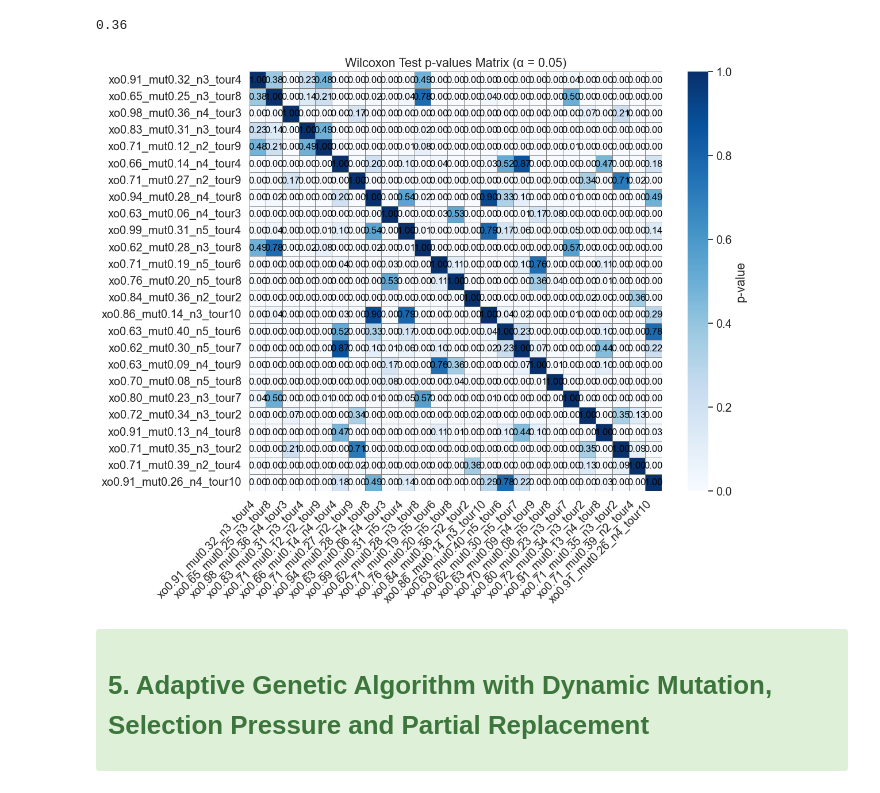
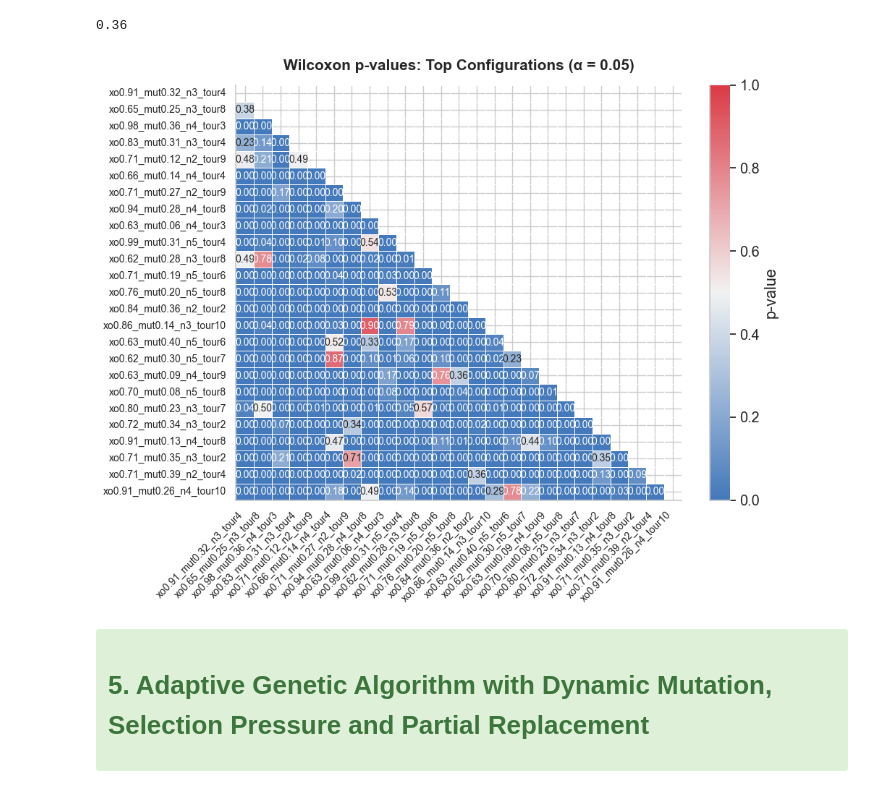
Before and after one commit to mgalao/computational-intelligence-for-optimization-project, a Jupyter notebook: notebooks_and_results/results_analysis.ipynb, the cells around one changed output. Cells and saved outputs as stored; diff of their text form; code cells hidden in the pictures.

```diff
--- a/notebooks_and_results/results_analysis.ipynb
+++ b/notebooks_and_results/results_analysis.ipynb
@@ -237,19 +211,21 @@ best_configs = [
 final_gen_fitness = {
     name: df.iloc[:, -1].values  # last column = final generation
     for name, df in fitness_dfs.items()
-    if name in best_configs
 }
 
-p_values_df = pd.DataFrame(index=best_configs, columns=best_configs)
+# Create a sorted list of all configuration names
+all_configs = sorted(final_gen_fitness.keys())
+
+p_values_df = pd.DataFrame(index=all_configs, columns=all_configs)
 
 #fill the p-values from Wilcoxon test
-for (cfg1, cfg2) in combinations(best_configs, 2):
+for (cfg1, cfg2) in combinations(all_configs, 2):
     stat, p = wilcoxon(final_gen_fitness[cfg1], final_gen_fitness[cfg2])
     p_values_df.loc[cfg1, cfg2] = p
     p_values_df.loc[cfg2, cfg1] = p
 
 # the diagonal should be 1.0 (self-comparison)
-for cfg in best_configs:
+for cfg in all_configs:
     p_values_df.loc[cfg, cfg] = 1.0
 
 p_values_df = p_values_df.astype(float)
@@ -658,27 +648,35 @@ p_values_df.loc["xo0.84_mut0.36_n2_tour2", "xo0.71_mut0.39_n2_tour4"]
 # %%
 # plot_statistical_distance_graph(all_configs, final_gen_fitness, p_values_df)
 # %%
-plt.figure(figsize=(12, 10))
-ax = sns.heatmap(
+# Mask the upper triangle to reduce redundancy
+mask = np.triu(np.ones_like(p_values_df, dtype=bool))
+
+# Plot
+plt.figure(figsize=(10, 8))
+cmap = sns.diverging_palette(250, 10, as_cmap=True)
+
+sns.heatmap(
     p_values_df,
+    mask=mask,
+    cmap=cmap,
+    vmin=0,
+    vmax=1,
     annot=True,
     fmt=".2f",
-    cmap="Blues",
-    vmin=0,
-    vmax=1,
-    cbar_kws={'label': 'p-value'},
-    linewidths=0.5,
-    linecolor='gray',
-    annot_kws={"size": 12, "color": "black"}
+    linewidths=0.6,
+    linecolor='white',
+    annot_kws={"size": 10},
+    cbar_kws={'label': 'p-value'}
 )
 
-plt.title("Wilcoxon Test p-values Matrix (α = 0.05)")
-plt.xticks(rotation=45, ha='right')
-plt.yticks(rotation=0)
+plt.title("Wilcoxon p-values: Top Configurations (α = 0.05)", fontsize=15, weight='bold', pad=15)
+plt.xticks(rotation=45, ha='right', fontsize=10)
+plt.yticks(rotation=0, fontsize=10)
+sns.despine()
 plt.tight_layout()
 plt.show()
 # %% [output]
-[figure, old version]
+[figure, new version]
 # %% [markdown]
 <div class="alert alert-block alert-success">
 
```
Also changed, not shown: parts of 5 cells of this notebook, 1 other file.
